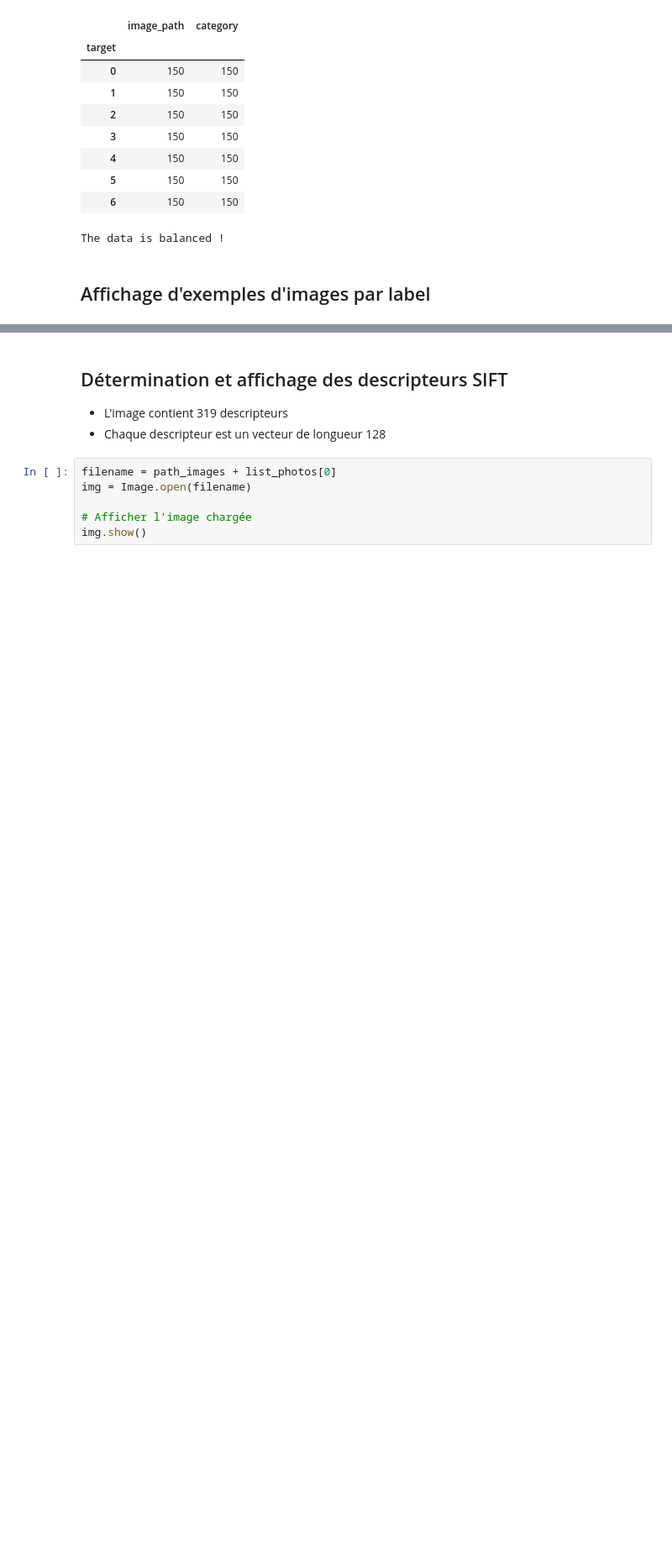
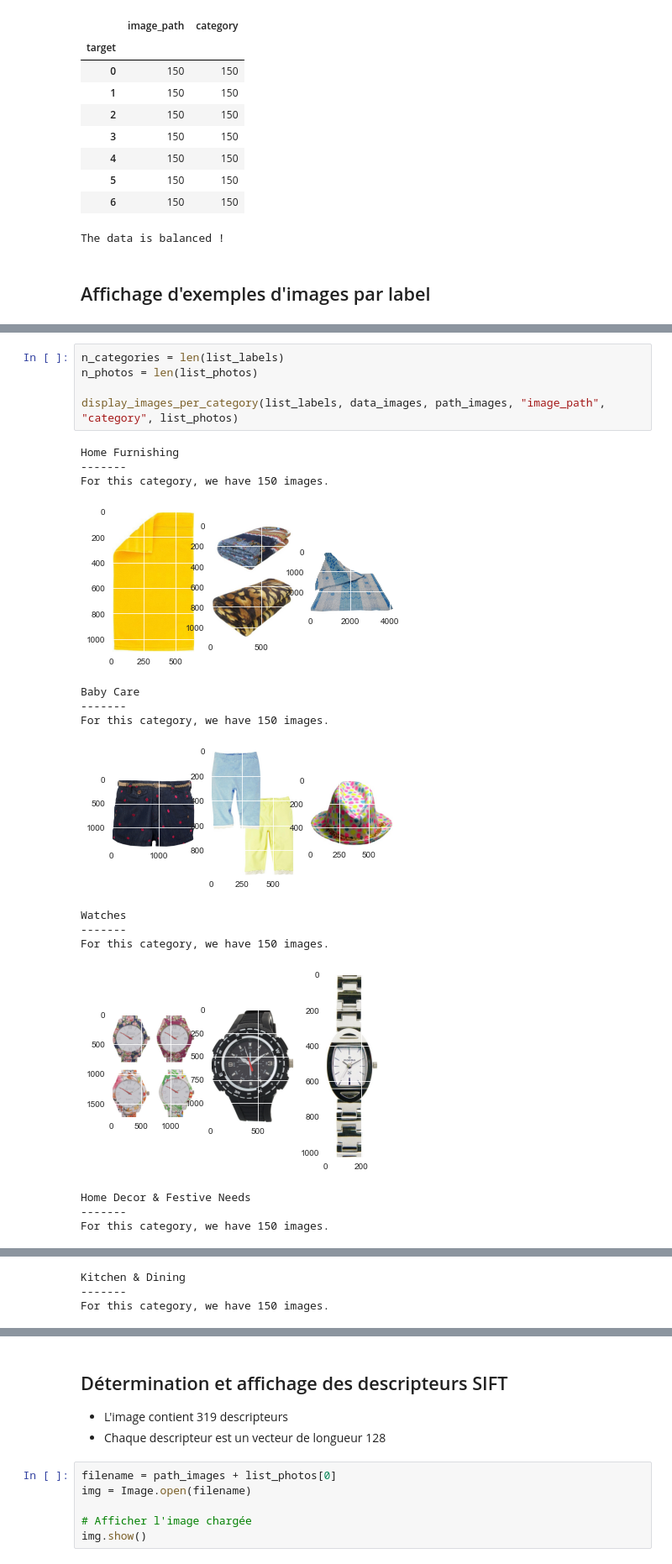
Before and after one commit to oumeima-elgharbi/P6_Data_Science_OpenClassrooms, a Jupyter notebook: P6_02_SIFT.ipynb, the cells around one changed output, grey strips where cells are left out. Shown at 84% size. Cells and saved outputs as stored; diff of their text form; blank space fills up the shorter version.

```diff
--- a/P6_02_SIFT.ipynb
+++ b/P6_02_SIFT.ipynb
@@ -182,0 +103,21 @@ For this category, we have 150 images.
+# %%
+n_categories = len(list_labels)
+n_photos = len(list_photos)
+
+display_images_per_category(list_labels, data_images, path_images, "image_path", "category", list_photos)
+# %% [output]
+Home Furnishing
+-------
+For this category, we have 150 images.
+[figure, added]
+Baby Care
+-------
+For this category, we have 150 images.
+[figure, added]
+Watches
+-------
+For this category, we have 150 images.
+[figure, added]
+Home Decor & Festive Needs
+-------
+For this category, we have 150 images.
@@ -182,0 +125,3 @@ For this category, we have 150 images.
+Kitchen & Dining
+-------
+For this category, we have 150 images.
```
Also changed, not shown: parts of 33 cells of this notebook, 4 other files.
